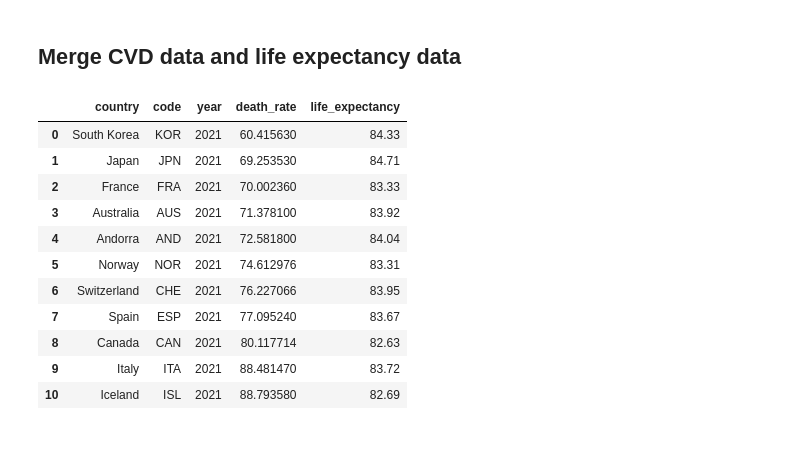
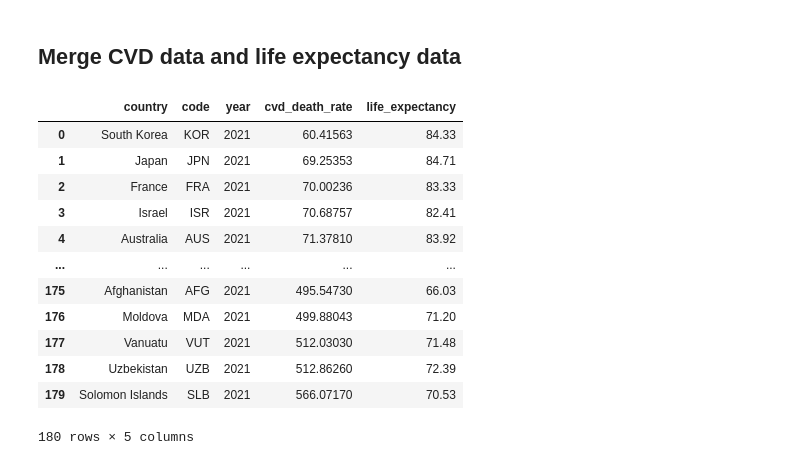
Before and after one commit to chandlershortlidge/sleep-heath-analysis, a Jupyter notebook: main.ipynb, the cells around one changed output. Drawn from its saved outputs; the diff is of its cells as text; code cells hidden in the pictures.

```diff
--- a/main.ipynb
+++ b/main.ipynb
@@ -442,7 +442,7 @@ metadata = requests.get("https://ourworldindata.org/grapher/death-rate-from-card
 cvd_data = cl.clean_cvd_data(cvd_data) # apply wraper function
 
 #view by top 15
-cvd_20 = cvd_data[cvd_data["year"] == 2021].sort_values(by="death_rate", ascending=True).head(20)
+cvd_2021 = cvd_data[cvd_data["year"] == 2021].sort_values(by="cvd_death_rate", ascending=True)
 
-cvd_15
+cvd_2021
 # %% [output]
@@ -473,8 +469,8 @@ tables = pd.read_html(response.content)
 life_exp = tables[1]  # find correct table
 life_exp = cl.clean_wiki_data(life_exp)  # clean it using # clean_wiki_data wrapper function
 # %%
-life_exp_20 = life_exp.sort_values(by="life_expectancy", ascending=False).head(20)
-life_exp_20
+life_exp = life_exp.sort_values(by="life_expectancy", ascending=False)
+life_exp
 # %% [output]
 |  | country | life_expectancy |
 | 1 | Japan | 84.71 |
@@ -496,18 +488,19 @@ life_exp_20
 # %% [markdown]
 ## Merge CVD data and life expectancy data
 # %%
-df_merged = cvd_20.merge(life_exp_20, on="country", how="inner")
+df_merged = cvd_2021.merge(life_exp, on="country", how="inner")
 df_merged
 # %% [output]
-|  | country | code | year | death_rate | life_expectancy |
-| 0 | South Korea | KOR | 2021 | 60.415630 | 84.33 |
-| 1 | Japan | JPN | 2021 | 69.253530 | 84.71 |
-| 2 | France | FRA | 2021 | 70.002360 | 83.33 |
-| 3 | Australia | AUS | 2021 | 71.378100 | 83.92 |
-| 4 | Andorra | AND | 2021 | 72.581800 | 84.04 |
-| 5 | Norway | NOR | 2021 | 74.612976 | 83.31 |
-| 6 | Switzerland | CHE | 2021 | 76.227066 | 83.95 |
-| 7 | Spain | ESP | 2021 | 77.095240 | 83.67 |
-| 8 | Canada | CAN | 2021 | 80.117714 | 82.63 |
-| 9 | Italy | ITA | 2021 | 88.481470 | 83.72 |
-| 10 | Iceland | ISL | 2021 | 88.793580 | 82.69 |
+|  | country | code | year | cvd_death_rate | life_expectancy |
+| 0 | South Korea | KOR | 2021 | 60.41563 | 84.33 |
+| 1 | Japan | JPN | 2021 | 69.25353 | 84.71 |
+| 2 | France | FRA | 2021 | 70.00236 | 83.33 |
+| 3 | Israel | ISR | 2021 | 70.68757 | 82.41 |
+| 4 | Australia | AUS | 2021 | 71.37810 | 83.92 |
+| ... | ... | ... | ... | ... | ... |
+| 175 | Afghanistan | AFG | 2021 | 495.54730 | 66.03 |
+| 176 | Moldova | MDA | 2021 | 499.88043 | 71.20 |
+| 177 | Vanuatu | VUT | 2021 | 512.03030 | 71.48 |
+| 178 | Uzbekistan | UZB | 2021 | 512.86260 | 72.39 |
+| 179 | Solomon Islands | SLB | 2021 | 566.07170 | 70.53 |
+180 rows × 5 columns
```
Also changed, not shown: parts of 5 cells of this notebook, 1 other file.
